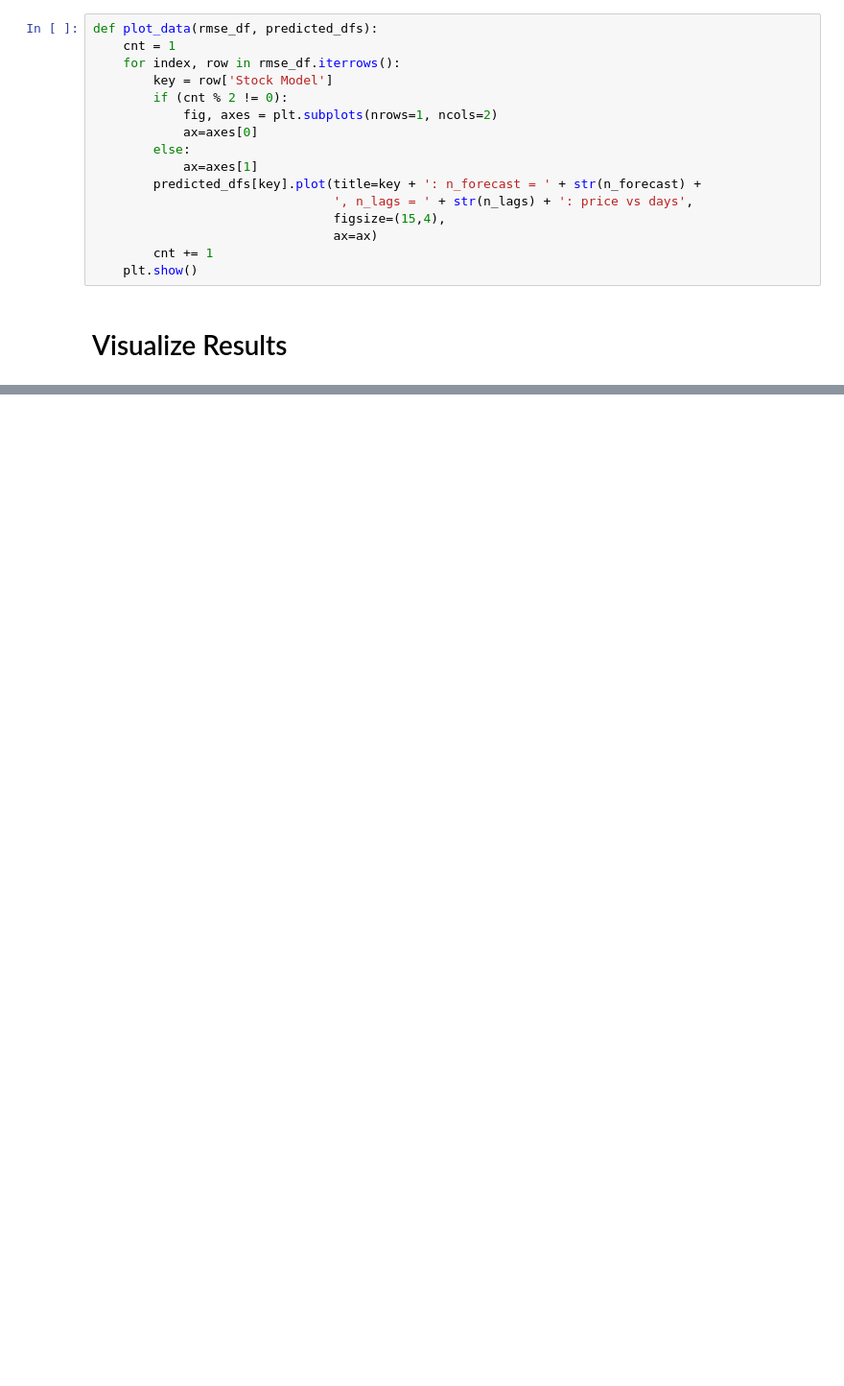
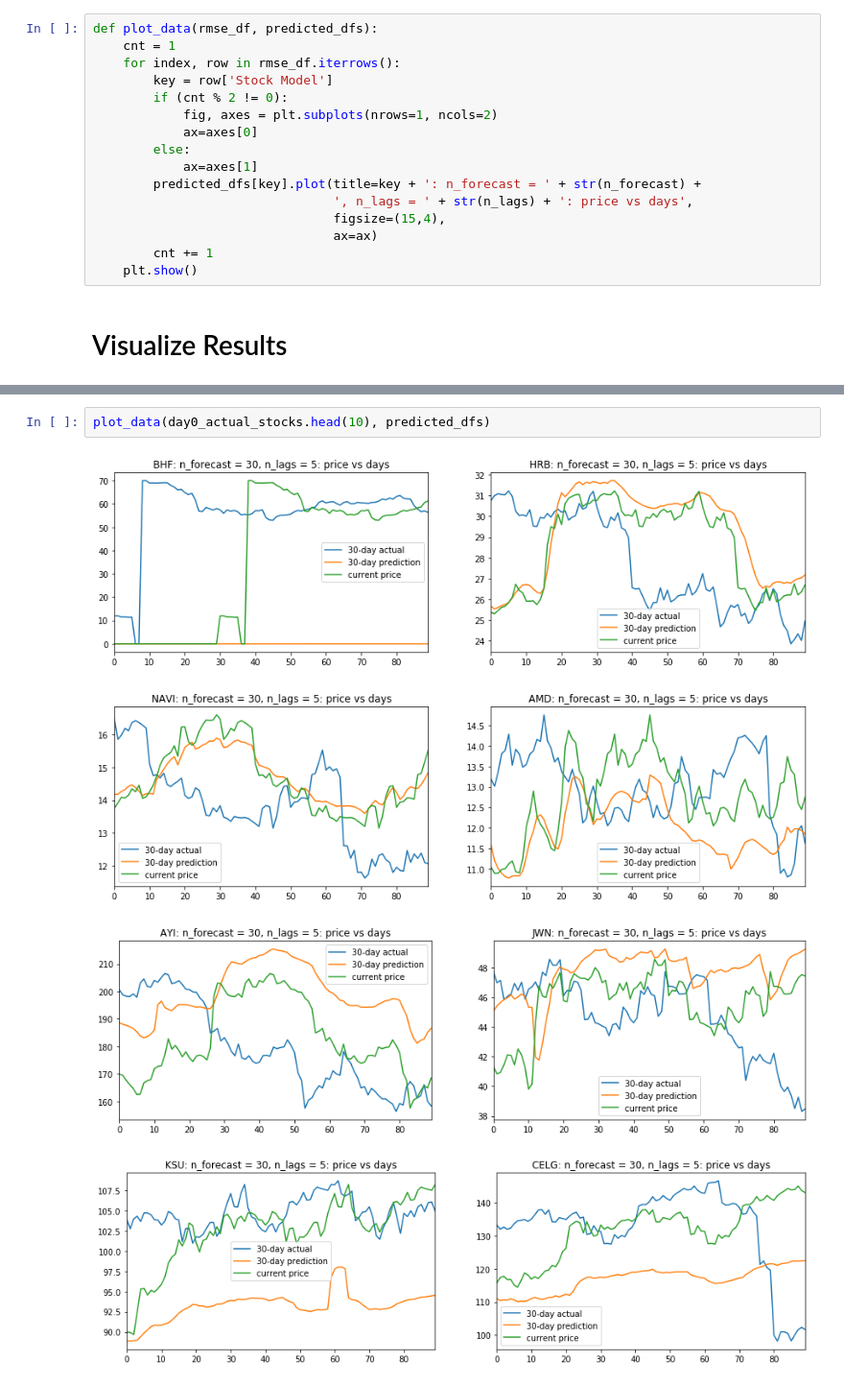
Before and after one commit to eshyun/MIDS_capstone, a Jupyter notebook: code/sp500_viz.ipynb, the cells around one changed output, grey strips where cells are left out. Shown at 96% size. Cells and saved outputs as stored; diff of their text form; blank space fills up the shorter version.

```diff
--- a/code/sp500_viz.ipynb
+++ b/code/sp500_viz.ipynb
@@ -127,0 +141,7 @@ plot_data(top_avg_pred, predicted_dfs)
+# %%
+plot_data(day0_actual_stocks.head(10), predicted_dfs)
+# %% [output]
+[figure, added]
+[figure, added]
+[figure, added]
+[figure, added]
```
Also changed, not shown: parts of 8 cells of this notebook.
